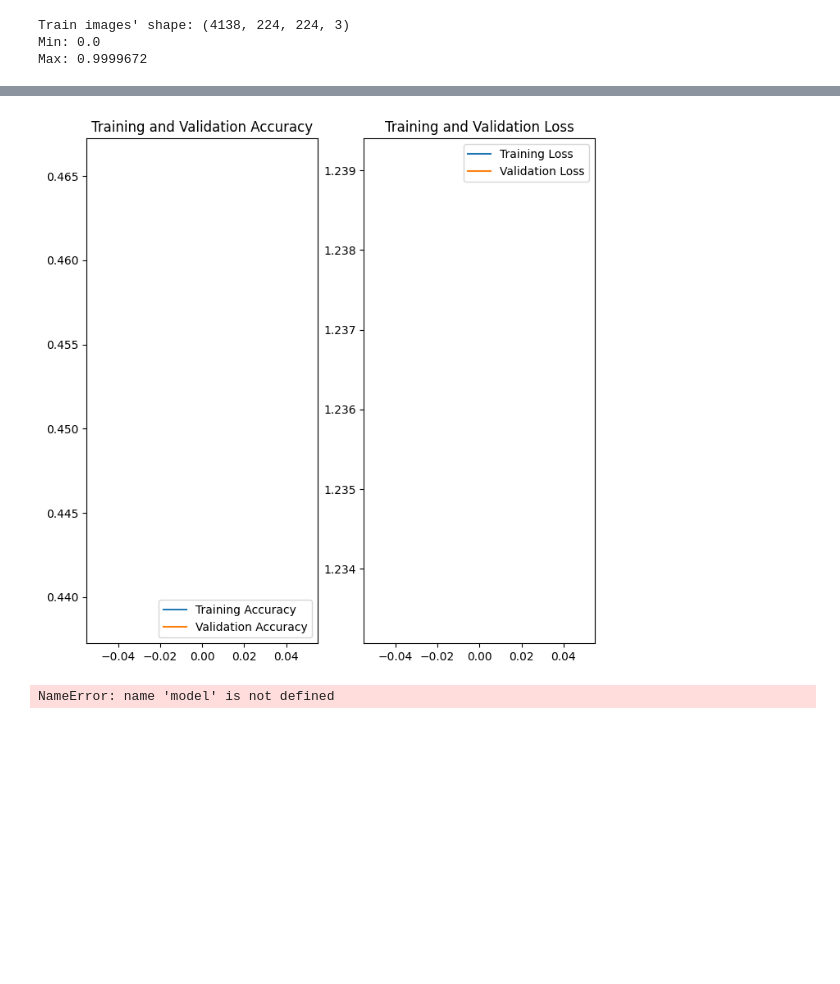
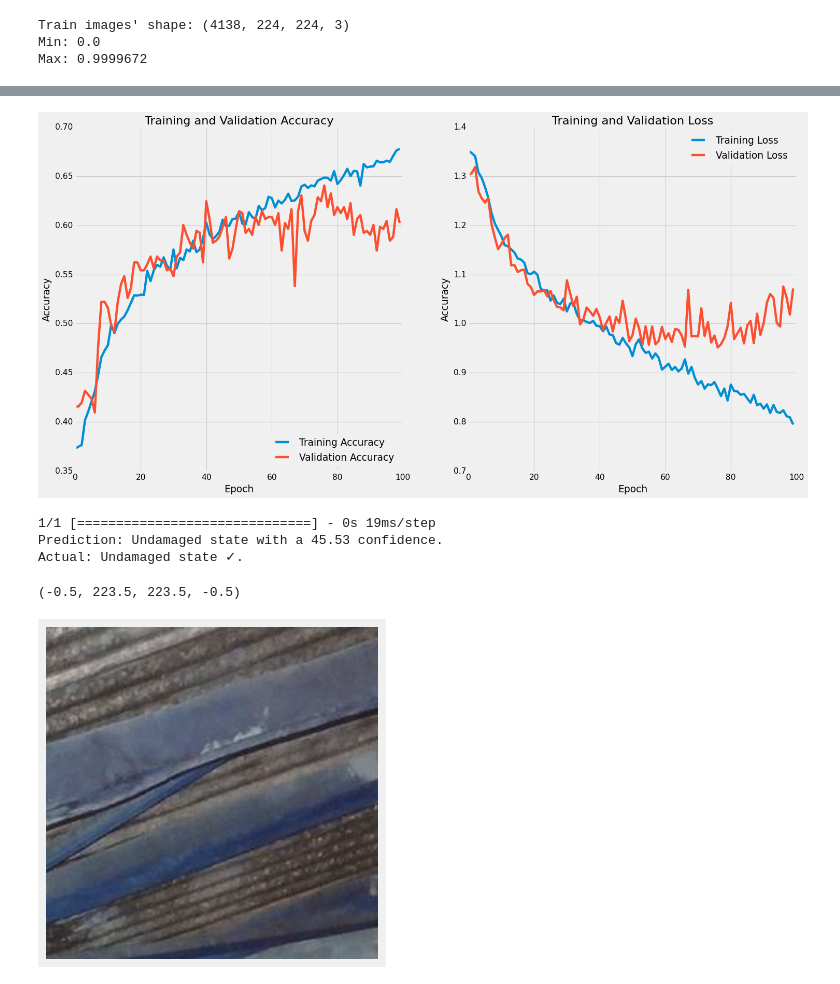
Before and after one commit to SeanHershey/structural-image-classification, a Jupyter notebook: train.ipynb, the cells around one changed output, grey strips where cells are left out. Drawn from its saved outputs; the diff is of its cells as text; code cells hidden in the pictures; blank space fills up the shorter version.

```diff
--- a/train.ipynb
+++ b/train.ipynb
@@ -112,11 +142,11 @@ Non-trainable params: 0 (0.00 Byte)
 _________________________________________________________________
 # %%
 # Overfitted Run
-epochs = 10
+# epochs = 10
 
-model.compile(optimizer='adam',
-              loss='categorical_crossentropy',
-              metrics=['accuracy'])
+# model.compile(optimizer='adam',
+#               loss='categorical_crossentropy',
+#               metrics=['accuracy'])
 
-history = model.fit(train_images, train_labels, epochs=epochs,
-                    validation_data=(test_images, test_labels))
+# history = model.fit(train_images, train_labels, epochs=epochs,
+#                     validation_data=(test_images, test_labels))
@@ -170,6 +204,6 @@ for i in range(9):
 # %%
 # Improved Run
-epochs = 2 # for testing final should probably be 15+
+epochs = 100 # for testing final should probably be 15+
 
 model.compile(optimizer='adam',
               loss='categorical_crossentropy',
@@ -182,28 +232,15 @@ history = model.fit(aug.flow(train_images, train_labels), epochs=epochs,
-# %%
-# Analyze Improved Run
-acc = history.history['accuracy']
-val_acc = history.history['val_accuracy']
-
-loss = history.history['loss']
-val_loss = history.history['val_loss']
-
-epochs_range = range(0,epochs)
-
-plt.figure(figsize=(8, 8))
-plt.subplot(1, 2, 1)
-plt.plot(epochs_range, acc, label='Training Accuracy')
-plt.plot(epochs_range, val_acc, label='Validation Accuracy')
-plt.legend(loc='lower right')
-plt.title('Training and Validation Accuracy')
-
-plt.subplot(1, 2, 2)
-plt.plot(epochs_range, loss, label='Training Loss')
-plt.plot(epochs_range, val_loss, label='Validation Loss')
-plt.legend(loc='upper right')
-plt.title('Training and Validation Loss')
-plt.show()
-# %% [output]
-[figure, removed]
+# %%
+# Analyze Improved Run
+acc = history.history['accuracy']
+val_acc = history.history['val_accuracy']
+
+loss = history.history['loss']
+val_loss = history.history['val_loss']
+
+
+plot(acc,val_acc,loss,val_loss,epochs)
+# %% [output]
+[figure, added]
 # %%
 # Predict on new images
 rand_int = random.randrange(len(test_images))
@@ -212,14 +249,27 @@ score = tf.nn.softmax(predictions[0])
 
 class_names = ["Heavy damage", "Minor damage", "Moderate damage", "Undamaged state"]
 
-print(
-    "This image most likely belongs to {} with a {:.2f} percent confidence."
-    .format(class_names[np.argmax(score)], 100 * np.max(score))
-)
+print("Prediction: {} with a {:.2f} confidence."
+      .format(class_names[np.argmax(score)], 100 * np.max(score)))
+
+label_index = 0
+for j in range(len(test_labels[rand_int])):
+    if test_labels[rand_int][j] == 1:
+        label_index = j
+        break
+print("Actual: {}".format(class_names[label_index]), end=" ")
+if label_index == np.argmax(score):
+    print("✓.")
+else:
+    print("X.")
 
 # Plot Augmentation
 plt.figure(figsize=(5, 5))
-plt.imshow(test_images[0])
+plt.imshow(test_images[rand_int])
 plt.axis("off")
 # %% [output]
-NameError: name 'model' is not defined
+1/1 [==============================] - 0s 19ms/step
+Prediction: Undamaged state with a 45.53 confidence.
+Actual: Undamaged state ✓.
+(-0.5, 223.5, 223.5, -0.5)
+[figure, added]
```
Also changed, not shown: parts of 13 cells of this notebook, 1 other file.
